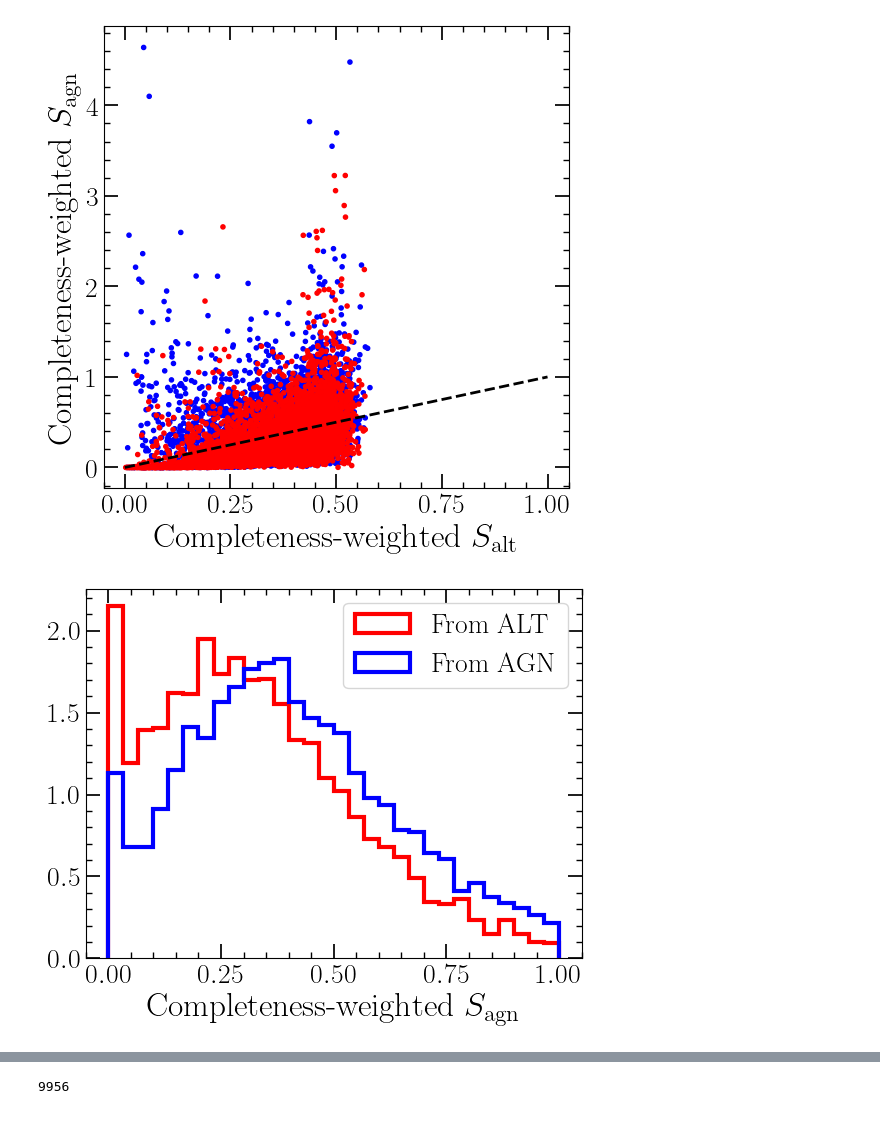
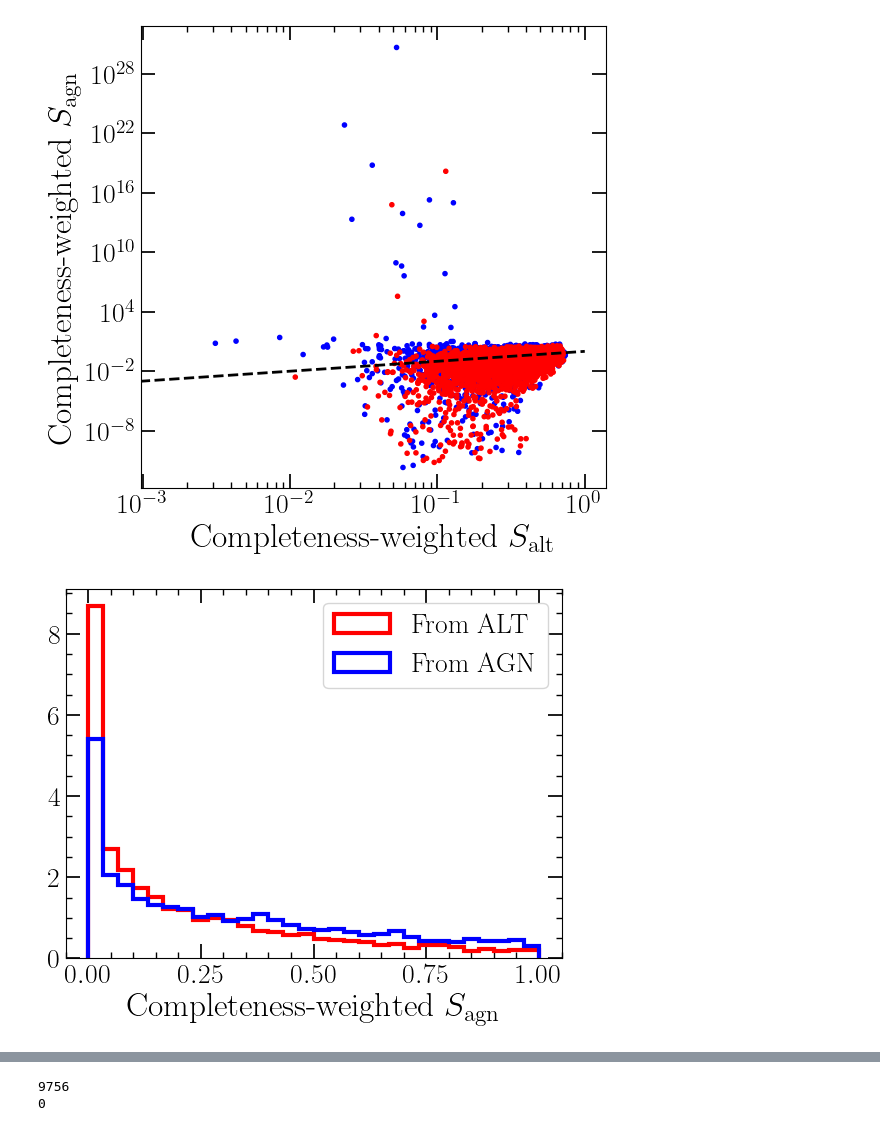
Before and after one commit to LucasPouw/darksirenpop, a Jupyter notebook: checkresults.ipynb, the cells around one changed output, grey strips where cells are left out. Drawn from its saved outputs; the diff is of its cells as text; code cells hidden in the pictures.

```diff
--- a/checkresults.ipynb
+++ b/checkresults.ipynb
@@ -18,10 +18,16 @@ for key, filename in posterior_samples_dictionary.items():
     with h5py.File(filename, 'r') as f:
         origin_dict[key] = f['mock']['truths']['from_agn'][()].astype(bool)
 # %%
-cw_pagn = np.load('cweighted_pagn_sky_v10.npy')
-palt = np.load('palt_sky_v10.npy')
-cw_palt = np.load('cweighted_palt_sky_v10.npy')
+cw_pagn = np.load('cweighted_pagn_sky_v15.npy')
+palt = np.load('palt_sky_v15.npy')
+cw_palt = np.load('cweighted_palt_sky_v15.npy')
 origins = np.array([val for val in origin_dict.values()])
+
+# remove_outlier = cw_pagn < 1e19
+# cw_pagn = cw_pagn[remove_outlier]
+# palt = palt[remove_outlier]
+# cw_palt = cw_palt[remove_outlier]
+# origins = origins[remove_outlier]
 # %%
 def get_colors(origin_dict):
     colors = np.zeros(len(origin_dict), dtype=str)
@@ -39,36 +45,37 @@ xx = np.linspace(xmin, xmax, 100)
 plt.figure(figsize=(6,6))
 plt.scatter(cw_palt, cw_pagn, marker='.', color=get_colors(origin_dict))
 plt.plot(xx, xx, color='black', linestyle='dashed', linewidth=2)
-# plt.loglog()
+# plt.semilogy()
+plt.loglog()
 plt.xlabel(r'Completeness-weighted $S_{\rm alt}$')
 plt.ylabel(r'Completeness-weighted $S_{\rm agn}$')
 # plt.savefig('evidence_v8.pdf', bbox_inches='tight')
 plt.show()
 
 edges = np.linspace(xmin, xmax, 31)
 plt.figure()
 plt.hist(cw_pagn[~origins], bins=edges, density=True, histtype='step', color='red', linewidth=3, label='From ALT')
 plt.hist(cw_pagn[origins], bins=edges, density=True, histtype='step', color='blue', linewidth=3, label='From AGN')
 # plt.semilogx()
 plt.legend()
 plt.xlabel(r'Completeness-weighted $S_{\rm agn}$')
 plt.show()
 
 plt.figure()
 plt.hist(cw_palt[~origins], bins=edges, density=True, histtype='step', color='red', linewidth=3, label='From ALT')
 plt.hist(cw_palt[origins], bins=edges, density=True, histtype='step', color='blue', linewidth=3, label='From AGN')
 # plt.semilogx()
 plt.legend()
 plt.xlabel(r'Completeness-weighted $S_{\rm alt}$')
 plt.show()
 
 plt.figure()
 plt.hist(palt[~origins], bins=edges, density=True, histtype='step', color='red', linewidth=3, label='From ALT')
 plt.hist(palt[origins], bins=edges, density=True, histtype='step', color='blue', linewidth=3, label='From AGN')
 # plt.semilogx()
 plt.legend()
 plt.xlabel(r'$S_{\rm alt}$')
 plt.show()
 # %% [output]
-[figure, old version]
+[figure, new version]
-[figure, old version]
+[figure, new version]
@@ -76,8 +83,10 @@ plt.show()
 [figure]
 # %%
 # Removing non-informative GWs
-selec = cw_pagn != 0
+selec = (cw_pagn != 0) & (~np.isnan(cw_pagn))
 print(np.sum(selec))
+print(np.sum(np.isnan(cw_pagn)))
 # %% [output]
-9956
+9756
+0
 # %%
```
Also changed, not shown: parts of 6 cells of this notebook, 7 other files.
